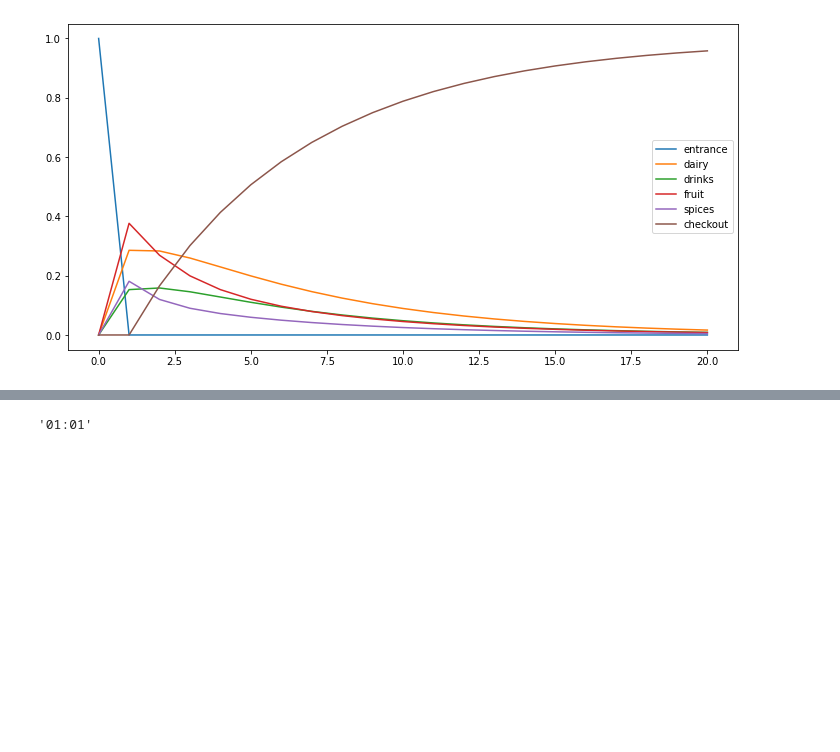
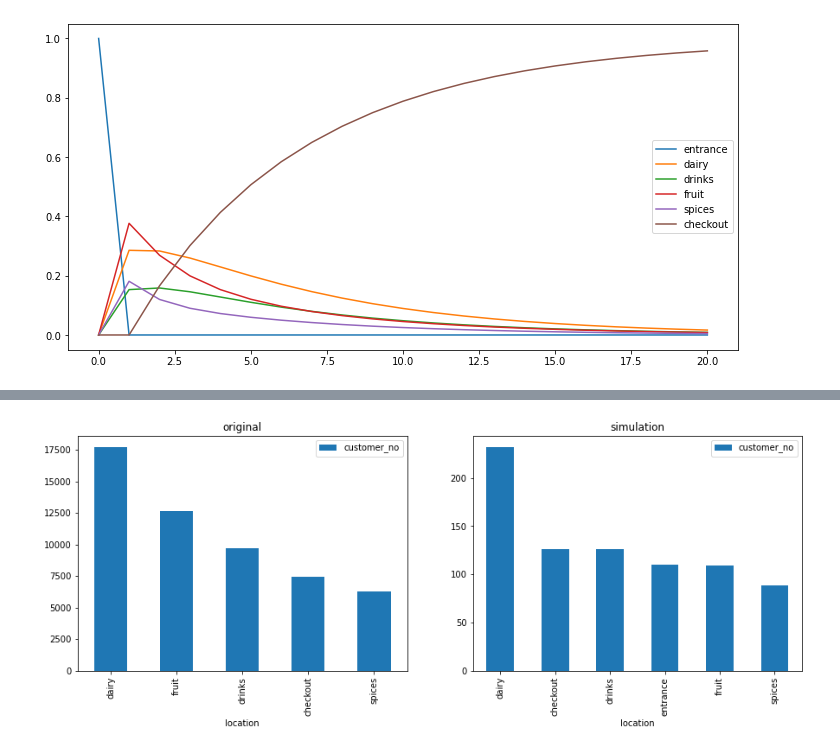
Before and after one commit to BGSoares/Bootcamp-Data-Science, a Jupyter notebook: 08-Supermarket-Markov-Chain/data_exploration.ipynb, the cells around one changed output, grey strips where cells are left out. Saved outputs shown, nothing was run; the diff lists cells and outputs as text; code cells hidden in the pictures; blank space fills up the shorter version.

```diff
--- a/08-Supermarket-Markov-Chain/data_exploration.ipynb
+++ b/08-Supermarket-Markov-Chain/data_exploration.ipynb
@@ -255,5 +228,24 @@ class SuperMarket():
-# %%
-df['timestamp'][0]
-'{:02d}:{:02d}'.format(*divmod(61, 60))
-# %% [output]
-'01:01'
+# %%
+df_sim = pd.read_csv('data/result.csv', index_col=0)
+# %%
+df_sim = kick_customers_out(df_sim)
+# %%
+def split_HH_MM(t):
+    elements = t.split(':')
+    return pd.Timestamp(year=2021, month=11, day=19, hour=int(elements[0]), minute=int(elements[1]))
+# %%
+df_sim['timestamp'] = df_sim['timestamp'].apply(split_HH_MM)
+# %%
+plt.rcParams['figure.figsize'] = (15, 5)
+
+fig, axes = plt.subplots(nrows=1,ncols=2)
+
+df[['customer_no', 'location']].groupby('location').count().sort_values(by='customer_no', ascending=False).plot.bar(ax = axes[0], subplots=True)
+df_sim[['customer_no', 'location']].groupby('location').count().sort_values(by='customer_no', ascending=False).plot.bar(ax = axes[1], subplots=True)
+
+axes[0].set_title('original')
+axes[1].set_title('simulation')
+
+plt.show()
+# %% [output]
+[figure, added]
```
Also changed, not shown: parts of 17 cells of this notebook, 17 other files.
